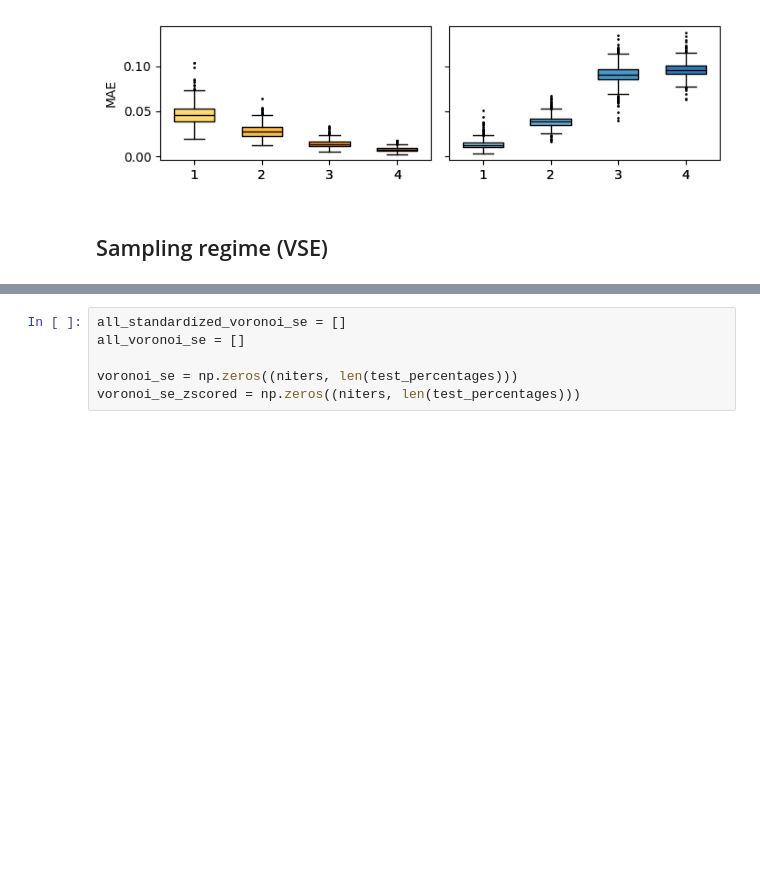
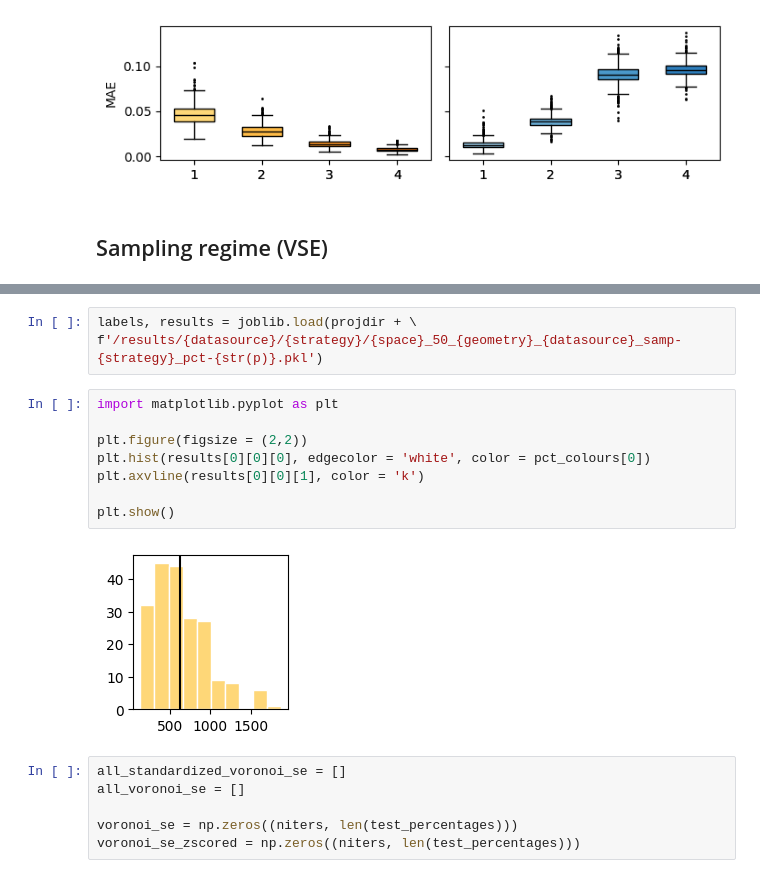
Before and after one commit to shyu2kko/zhou_interpolates, a Jupyter notebook: code/res1_grf.ipynb, the cells around one changed output, grey strips where cells are left out. Cells and saved outputs as stored; diff of their text form; blank space fills up the shorter version.

```diff
--- a/code/res1_grf.ipynb
+++ b/code/res1_grf.ipynb
@@ -438,3 +572,16 @@ plt.tight_layout()
+# %%
+labels, results = joblib.load(projdir + \
+f'/results/{datasource}/{strategy}/{space}_50_{geometry}_{datasource}_samp-{strategy}_pct-{str(p)}.pkl')
+# %%
+import matplotlib.pyplot as plt
+
+plt.figure(figsize = (2,2))
+plt.hist(results[0][0][0], edgecolor = 'white', color = pct_colours[0])
+plt.axvline(results[0][0][1], color = 'k')
+
+plt.show()
+# %% [output]
+[figure, added]
 # %%
 all_standardized_voronoi_se = []
 all_voronoi_se = []
```
Also changed, not shown: parts of 8 cells of this notebook.
